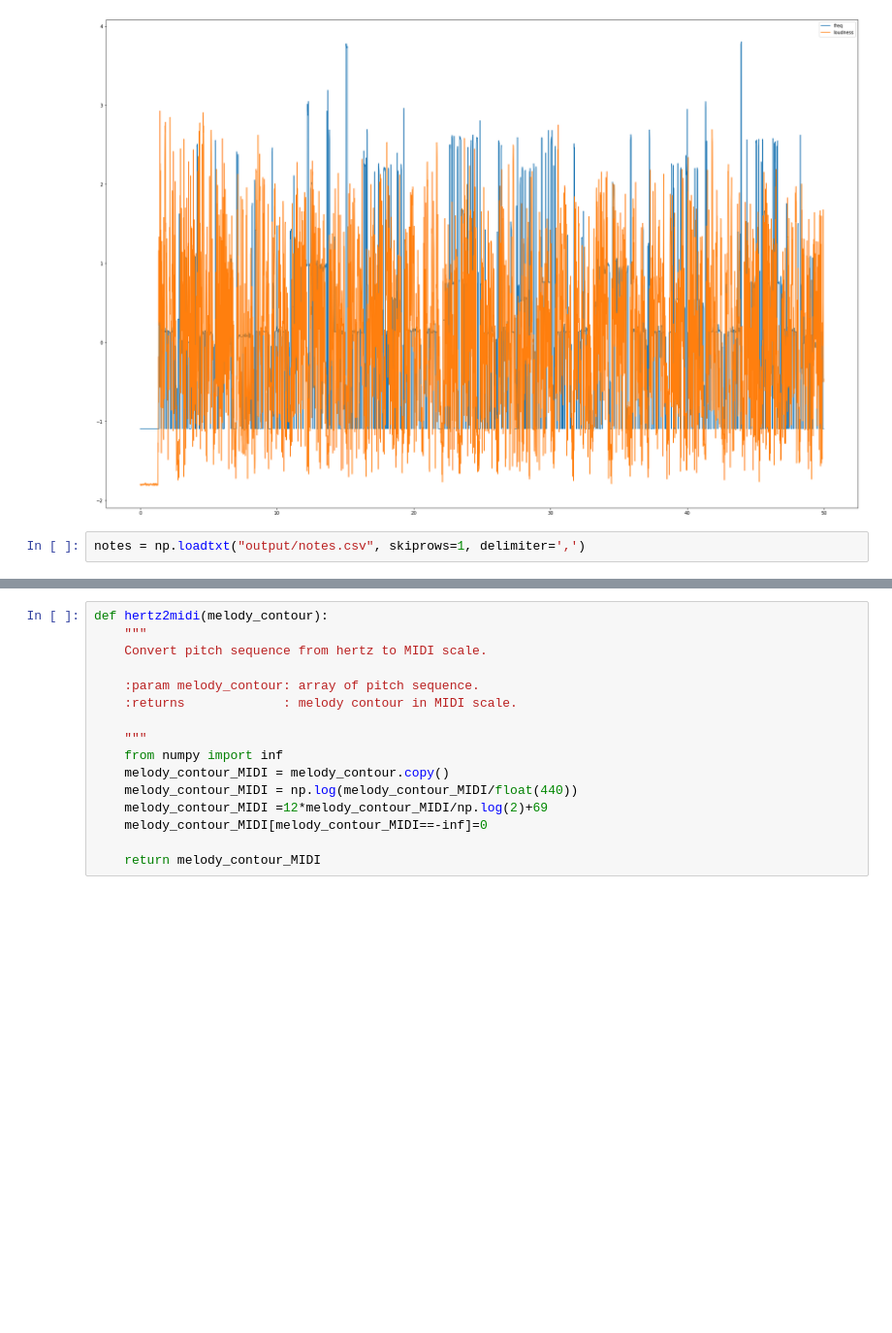
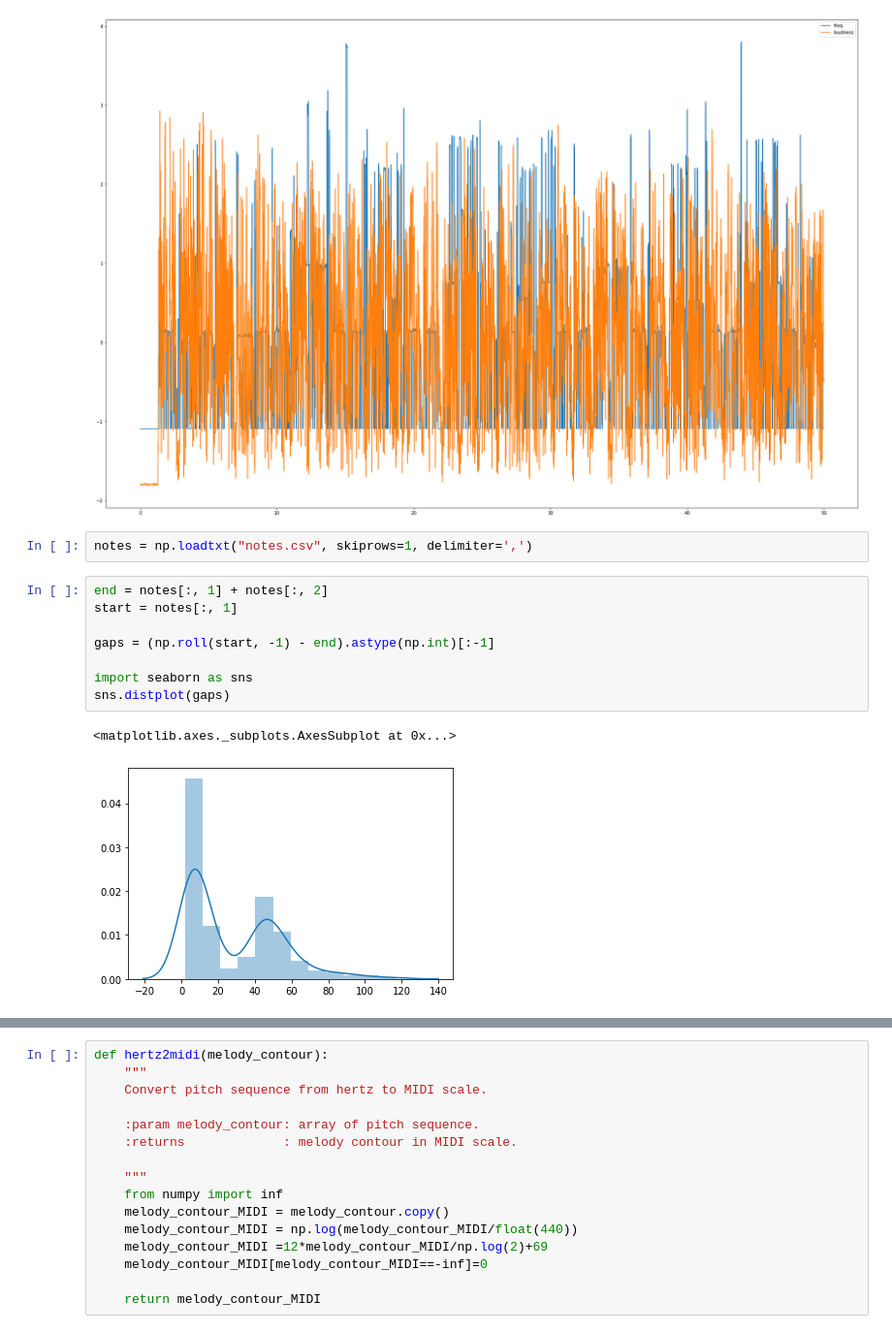
Before and after one commit to 0b01/AutoBassTab, a Jupyter notebook: Experiments.ipynb, the cells around one changed output, grey strips where cells are left out. Shown at 97% size. Cells and saved outputs as stored; diff of their text form; blank space fills up the shorter version.

```diff
--- a/Experiments.ipynb
+++ b/Experiments.ipynb
@@ -22,4 +22,15 @@ plt.show()
 # %% [output]
 [figure]
 # %%
-notes = np.loadtxt("output/notes.csv", skiprows=1, delimiter=',')
+notes = np.loadtxt("notes.csv", skiprows=1, delimiter=',')
+# %%
+end = notes[:, 1] + notes[:, 2]
+start = notes[:, 1]
+
+gaps = (np.roll(start, -1) - end).astype(np.int)[:-1]
+
+import seaborn as sns
+sns.distplot(gaps)
+# %% [output]
+<matplotlib.axes._subplots.AxesSubplot at 0x...>
+[figure, added]
```
Also changed, not shown: parts of 2 cells of this notebook, 17 other files.
